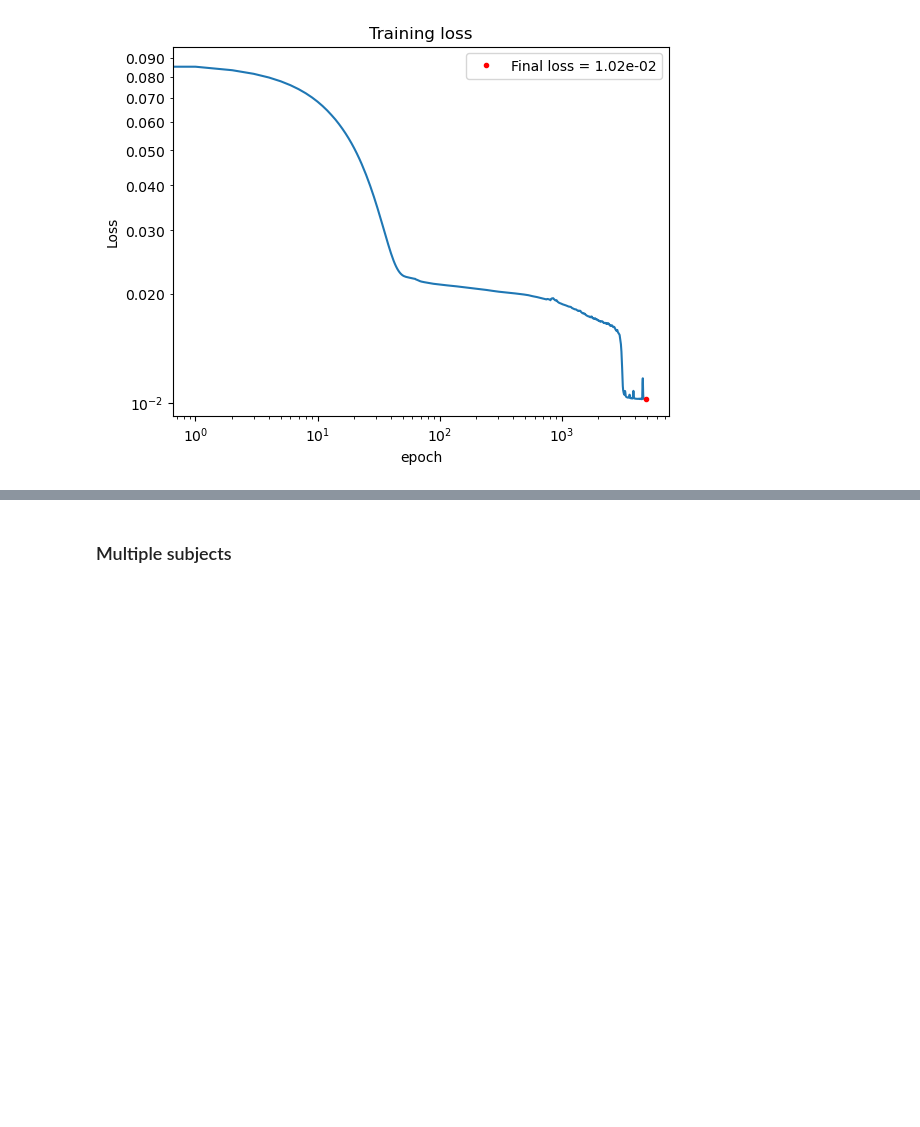
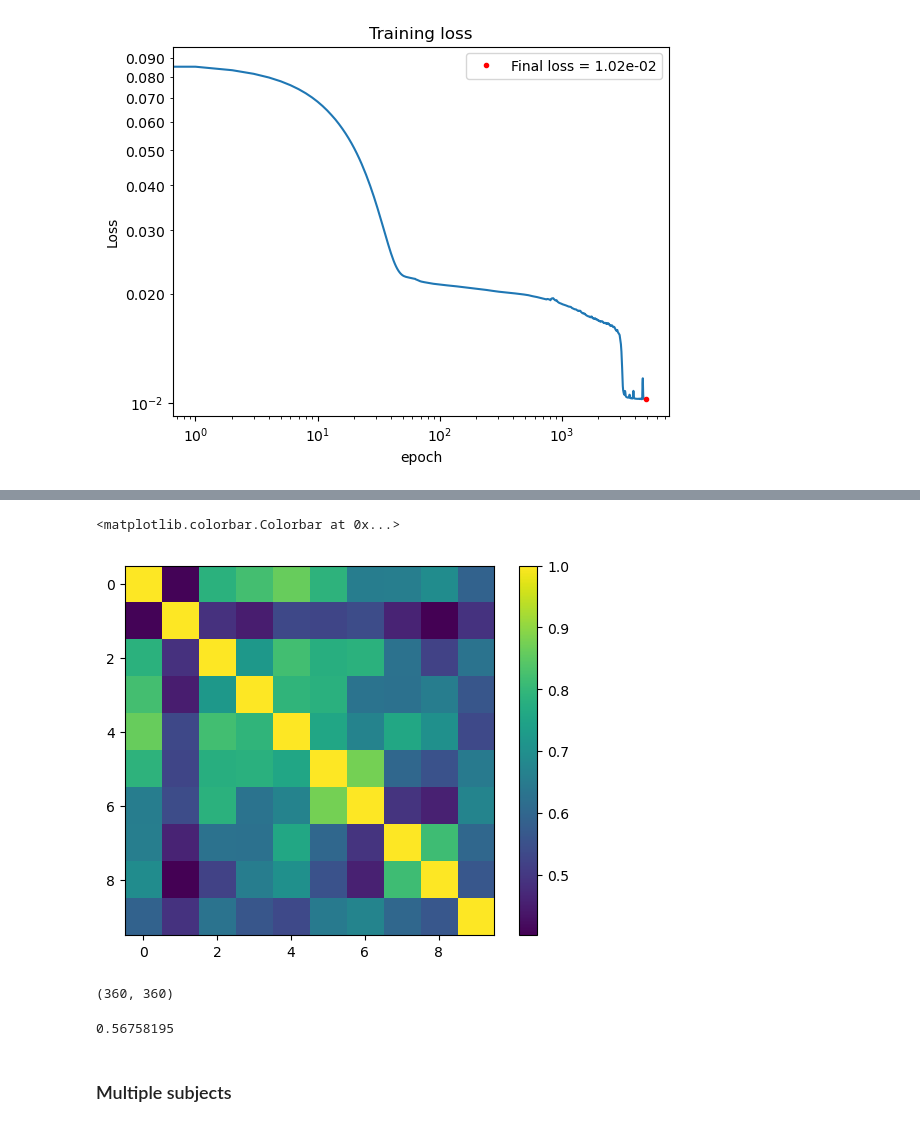
Before and after one commit to mattciff5/graphs-nn, a Jupyter notebook: notebooks/dbgsl.ipynb, the cells around one changed output, grey strips where cells are left out. Cells and saved outputs as stored; diff of their text form; code cells hidden in the pictures; blank space fills up the shorter version.

```diff
--- a/notebooks/dbgsl.ipynb
+++ b/notebooks/dbgsl.ipynb
@@ -401,0 +419,6 @@ plt.show()
+# %%
+plt.imshow(adj_matrice[0][0][:10,:10])
+plt.colorbar()
+# %% [output]
+<matplotlib.colorbar.Colorbar at 0x...>
+[figure, added]
@@ -401,0 +427,4 @@ plt.show()
+# %%
+diff.shape
+# %% [output]
+(360, 360)
@@ -401,0 +433,4 @@ plt.show()
+# %%
+np.abs(diff).max()
+# %% [output]
+0.56758195
```
Also changed, not shown: parts of 9 cells of this notebook, 3 other files.
